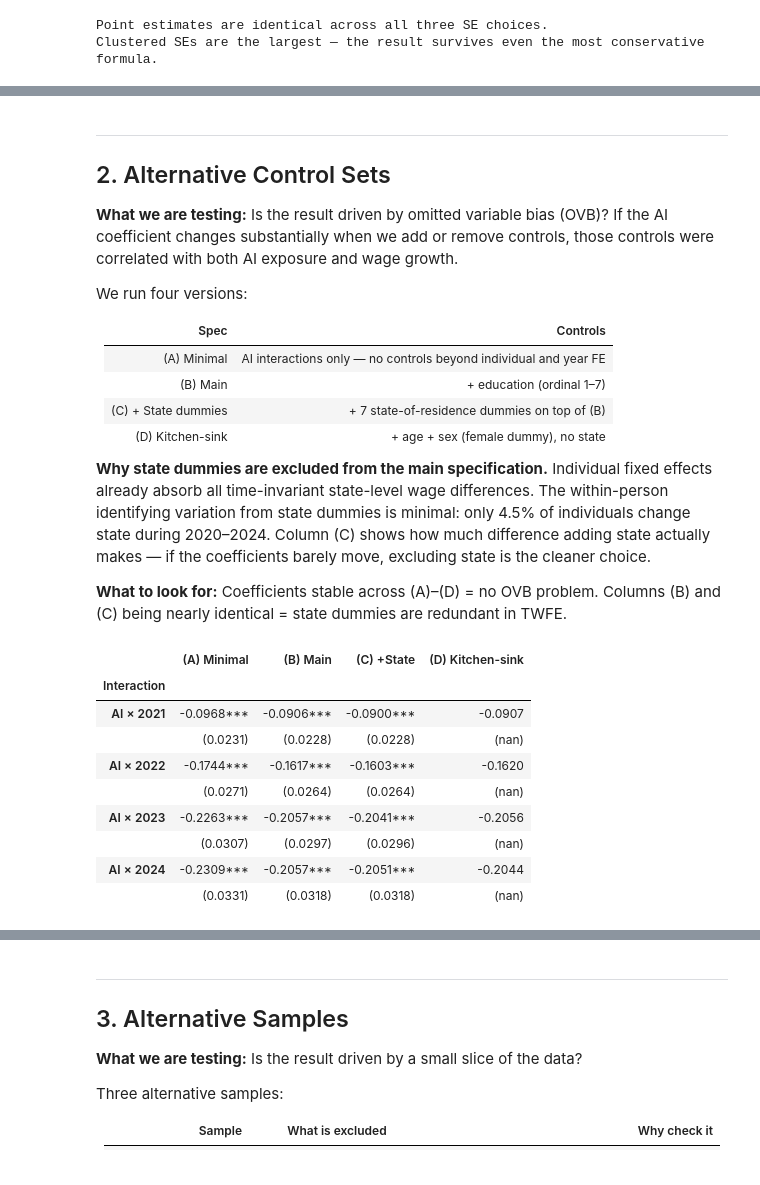
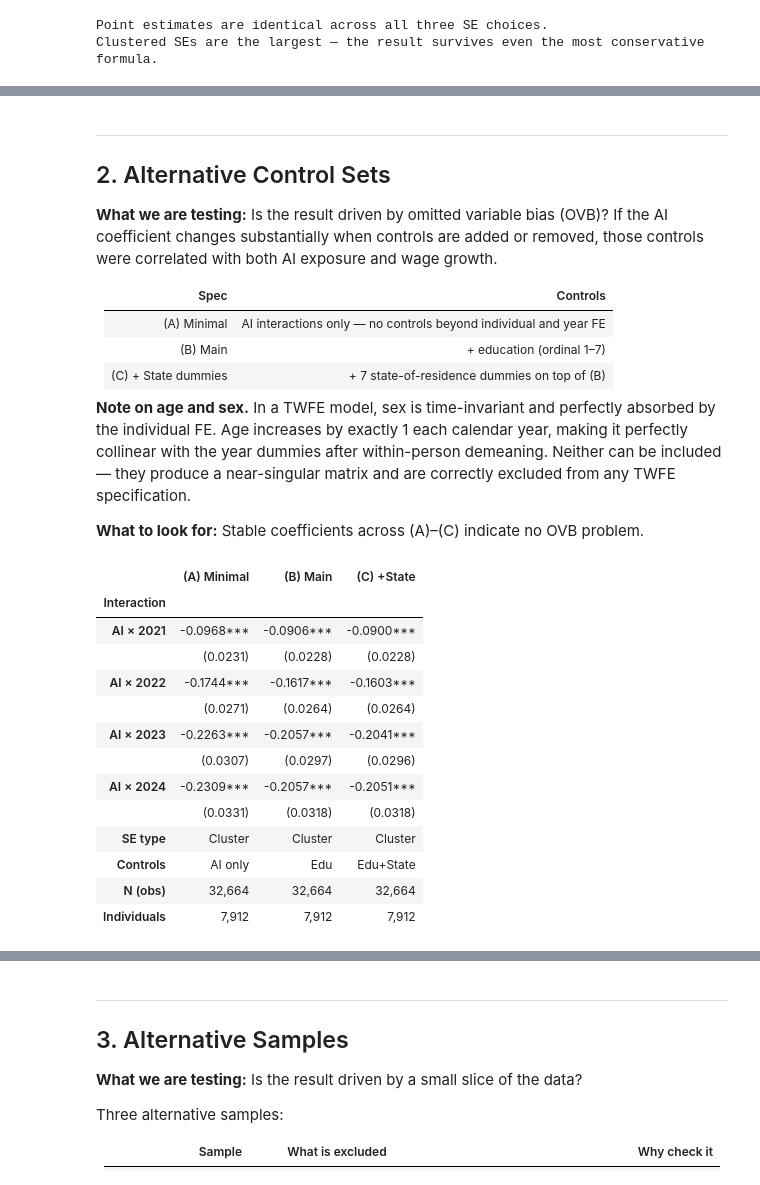
Before and after one commit to TingyingHuang/ECC3479-The-impact-of-AI-exposure-on-wage-growth, a Jupyter notebook: output/robustness_checks.ipynb, the cells around one changed output, grey strips where cells are left out. Drawn from its saved outputs; the diff is of its cells as text; code cells hidden in the pictures.

```diff
--- a/output/robustness_checks.ipynb
+++ b/output/robustness_checks.ipynb
@@ -146,64 +165,64 @@ Clustered SEs are the largest — the result survives even the most conservative
 ---
 ## 2. Alternative Control Sets
 
-**What we are testing:** Is the result driven by omitted variable bias (OVB)? If the AI coefficient changes substantially when we add or remove controls, those controls were correlated with both AI exposure and wage growth.
-
-We run four versions:
+**What we are testing:** Is the result driven by omitted variable bias (OVB)? If the AI coefficient changes substantially when controls are added or removed, those controls were correlated with both AI exposure and wage growth.
 
 | Spec | Controls |
 |------|----------|
 | (A) Minimal | AI interactions only — no controls beyond individual and year FE |
 | (B) Main | + education (ordinal 1–7) |
 | (C) + State dummies | + 7 state-of-residence dummies on top of (B) |
-| (D) Kitchen-sink | + age + sex (female dummy), no state |
 
-**Why state dummies are excluded from the main specification.** Individual fixed effects already absorb all time-invariant state-level wage differences. The within-person identifying variation from state dummies is minimal: only 4.5% of individuals change state during 2020–2024. Column (C) shows how much difference adding state actually makes — if the coefficients barely move, excluding state is the cleaner choice.
+**Note on age and sex.** In a TWFE model, sex is time-invariant and perfectly absorbed by the individual FE. Age increases by exactly 1 each calendar year, making it perfectly collinear with the year dummies after within-person demeaning. Neither can be included — they produce a near-singular matrix and are correctly excluded from any TWFE specification.
 
-**What to look for:** Coefficients stable across (A)–(D) = no OVB problem. Columns (B) and (C) being nearly identical = state dummies are redundant in TWFE.
+**What to look for:** Stable coefficients across (A)–(C) indicate no OVB problem.
 # %%
-m_min      = run_twfe(fe_main, include_edu=False)           # (A) no controls
-m_main_sp  = m_main                                          # (B) main (edu only)
-m_state    = run_twfe(fe_main, include_state=True)           # (C) + state dummies
-m_kitchen  = run_twfe(fe_main, extra_x=['age','sex_female']) # (D) kitchen-sink
+m_min      = run_twfe(fe_main, include_edu=False)   # (A) no controls
+m_main_sp  = m_main                                  # (B) main (edu only)
+m_state    = run_twfe(fe_main, include_state=True)   # (C) + state dummies
 
 ctrl_rows = []
-specs = [('(A) Minimal', m_min), ('(B) Main', m_main_sp),
-         ('(C) +State', m_state), ('(D) Kitchen-sink', m_kitchen)]
-for yr in [2021,2022,2023,2024]:
+specs = [('(A) Minimal', m_min), ('(B) Main', m_main_sp), ('(C) +State', m_state)]
+for yr in [2021, 2022, 2023, 2024]:
     col = f'ai_x_yr{yr}'
     ctrl_rows.append(
         {'Interaction': f'AI × {yr}'} |
-        {name: f"{m.params[col]:.4f}{stars(m.pvalues[col])}" for name,m in specs})
+        {name: f"{m.params[col]:.4f}{stars(m.pvalues[col])}" for name, m in specs})
     ctrl_rows.append(
         {'Interaction': ''} |
-        {name: f"({m.bse[col]:.4f})" for name,m in specs})
+        {name: f"({m.bse[col]:.4f})" for name, m in specs})
+
+ctrl_rows += [
+    {'Interaction': 'SE type'}     | {name: 'Cluster'   for name, _ in specs},
+    {'Interaction': 'Controls'}    | {'(A) Minimal': 'AI only', '(B) Main': 'Edu', '(C) +State': 'Edu+State'},
+    {'Interaction': 'N (obs)'}     | {name: f"{len(fe_main):,}" for name, _ in specs},
+    {'Interaction': 'Individuals'} | {name: f"{fe_main['person_id'].nunique():,}" for name, _ in specs},
+]
 
 ctrl_tbl = pd.DataFrame(ctrl_rows).set_index('Interaction')
 display(ctrl_tbl)
 
-# How much does adding state actually move the coefficient?
-print('\nEffect of adding state dummies (C minus B):')
-for yr in [2021,2022,2023,2024]:
+print('\nCoefficient shift from adding education (B minus A):')
+for yr in [2021, 2022, 2023, 2024]:
     col = f'ai_x_yr{yr}'
-    delta = m_state.params[col] - m_main_sp.params[col]
-    print(f'  AI×{yr}: Δ = {delta:+.4f}  '
-          f'(main={m_main_sp.params[col]:.4f}, with state={m_state.params[col]:.4f})')
+    print(f'  AI×{yr}: Δ = {m_main_sp.params[col] - m_min.params[col]:+.4f}')
 
-# State dummy significance
-n_st = sum(1 for c in m_state.params.index if c.startswith('st_'))
-n_sig = sum(m_state.pvalues[c] < 0.05
-           for c in m_state.params.index if c.startswith('st_'))
-print(f'\nState dummies significant at p<0.05: {n_sig} of {n_st}')
-print('Individual FE already absorbs time-invariant state differences.')
-print('Adding state dummies changes the AI coefficient by at most 0.002 — negligible.')
+print('\nCoefficient shift from adding state dummies (C minus B):')
+for yr in [2021, 2022, 2023, 2024]:
+    col = f'ai_x_yr{yr}'
+    print(f'  AI×{yr}: Δ = {m_state.params[col] - m_main_sp.params[col]:+.4f}')
 # %% [output]
-|  | (A) Minimal | (B) Main | (C) +State | (D) Kitchen-sink |
-| Interaction |  |  |  |  |
-| AI × 2021 | -0.0968*** | -0.0906*** | -0.0900*** | -0.0907 |
-|  | (0.0231) | (0.0228) | (0.0228) | (nan) |
-| AI × 2022 | -0.1744*** | -0.1617*** | -0.1603*** | -0.1620 |
-|  | (0.0271) | (0.0264) | (0.0264) | (nan) |
-| AI × 2023 | -0.2263*** | -0.2057*** | -0.2041*** | -0.2056 |
-|  | (0.0307) | (0.0297) | (0.0296) | (nan) |
-| AI × 2024 | -0.2309*** | -0.2057*** | -0.2051*** | -0.2044 |
-|  | (0.0331) | (0.0318) | (0.0318) | (nan) |
+|  | (A) Minimal | (B) Main | (C) +State |
+| Interaction |  |  |  |
+| AI × 2021 | -0.0968*** | -0.0906*** | -0.0900*** |
+|  | (0.0231) | (0.0228) | (0.0228) |
+| AI × 2022 | -0.1744*** | -0.1617*** | -0.1603*** |
+|  | (0.0271) | (0.0264) | (0.0264) |
+| AI × 2023 | -0.2263*** | -0.2057*** | -0.2041*** |
+|  | (0.0307) | (0.0297) | (0.0296) |
+| AI × 2024 | -0.2309*** | -0.2057*** | -0.2051*** |
+|  | (0.0331) | (0.0318) | (0.0318) |
+| SE type | Cluster | Cluster | Cluster |
+| Controls | AI only | Edu | Edu+State |
+| N (obs) | 32,664 | 32,664 | 32,664 |
+| Individuals | 7,912 | 7,912 | 7,912 |
```
Also changed, not shown: parts of 12 cells of this notebook.
